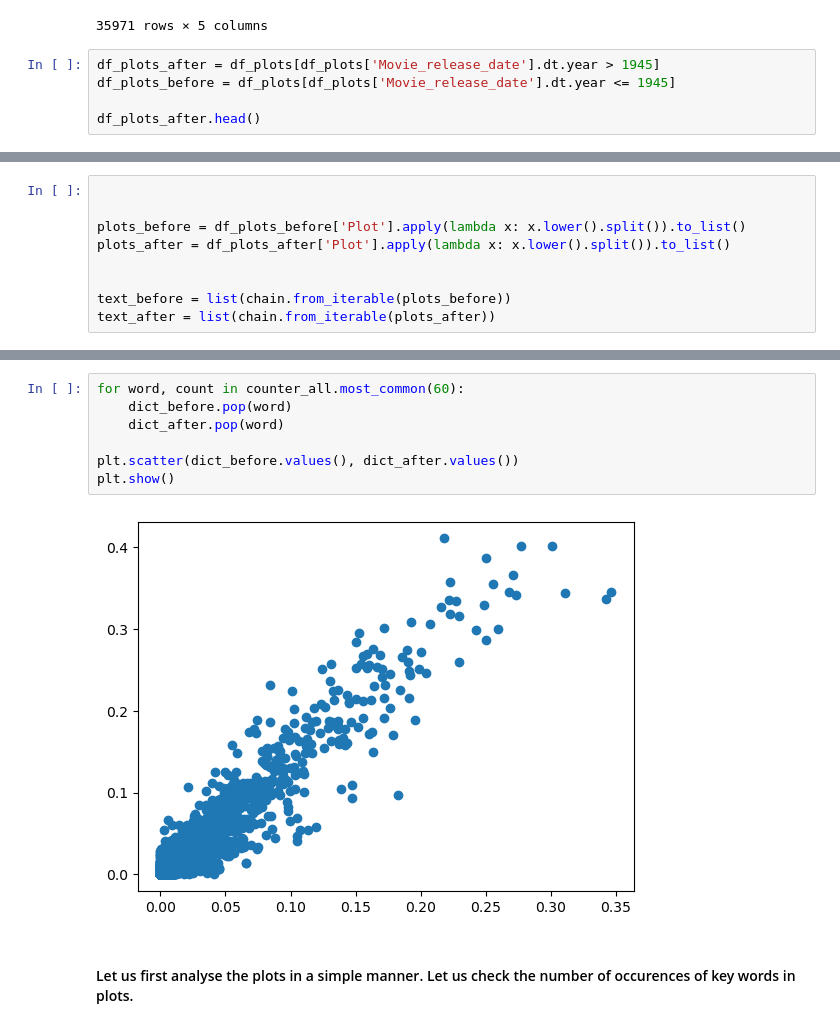
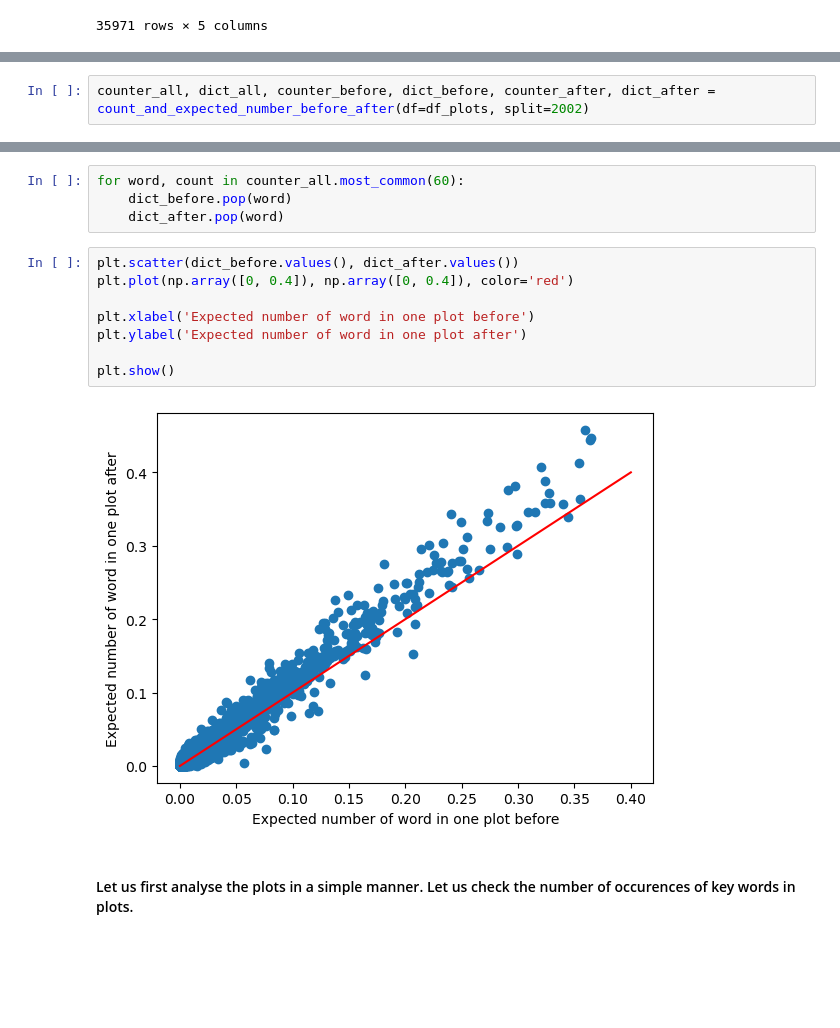
Before and after one commit to epfl-ada/ada-2024-project-adanonymous, a Jupyter notebook: src/movie_plot_analysis_9_11.ipynb, the cells around one changed output, grey strips where cells are left out. Cells and saved outputs as stored; diff of their text form; blank space fills up the shorter version.

```diff
--- a/src/movie_plot_analysis_9_11.ipynb
+++ b/src/movie_plot_analysis_9_11.ipynb
@@ -46,8 +46,3 @@ df_plots
 | 35969 | 913762 | /m/03pcrp | The Super Dimension Fortress Macr... | 1992-05-21 00:00:00+00:00 | The story takes place in the year... |
 | 35970 | 12476867 | /m/02w7zz8 | Spliced | 2002-01-01 00:00:00+00:00 | The movie is about a teenage girl... |
 35971 rows × 5 columns
-# %%
-df_plots_after = df_plots[df_plots['Movie_release_date'].dt.year > 1945]
-df_plots_before = df_plots[df_plots['Movie_release_date'].dt.year <= 1945]
-
-df_plots_after.head()
@@ -61,10 +49 @@ df_plots_after.head()
-# %%
-
-
-plots_before = df_plots_before['Plot'].apply(lambda x: x.lower().split()).to_list()
-plots_after = df_plots_after['Plot'].apply(lambda x: x.lower().split()).to_list()
-
-
-text_before = list(chain.from_iterable(plots_before))
-text_after = list(chain.from_iterable(plots_after))
 # %%
@@ -96 +88,3 @@ for k, v in dict_after.items():
+# %%
+counter_all, dict_all, counter_before, dict_before, counter_after, dict_after = count_and_expected_number_before_after(df=df_plots, split=2002)
 # %%
@@ -117,11 +111,16 @@ counter_all.most_common(70)
 for word, count in counter_all.most_common(60):
     dict_before.pop(word)
     dict_after.pop(word)
-
-plt.scatter(dict_before.values(), dict_after.values())
-plt.show()
-# %% [output]
-[figure, removed]
+# %%
+plt.scatter(dict_before.values(), dict_after.values())
+plt.plot(np.array([0, 0.4]), np.array([0, 0.4]), color='red')
+
+plt.xlabel('Expected number of word in one plot before')
+plt.ylabel('Expected number of word in one plot after')
+
+plt.show()
+# %% [output]
+[figure, added]
 # %% [markdown]
 #### Let us first analyse the plots in a simple manner. Let us check the number of occurences of key words in plots.
 # %%
```
Also changed, not shown: parts of 8 cells of this notebook.
